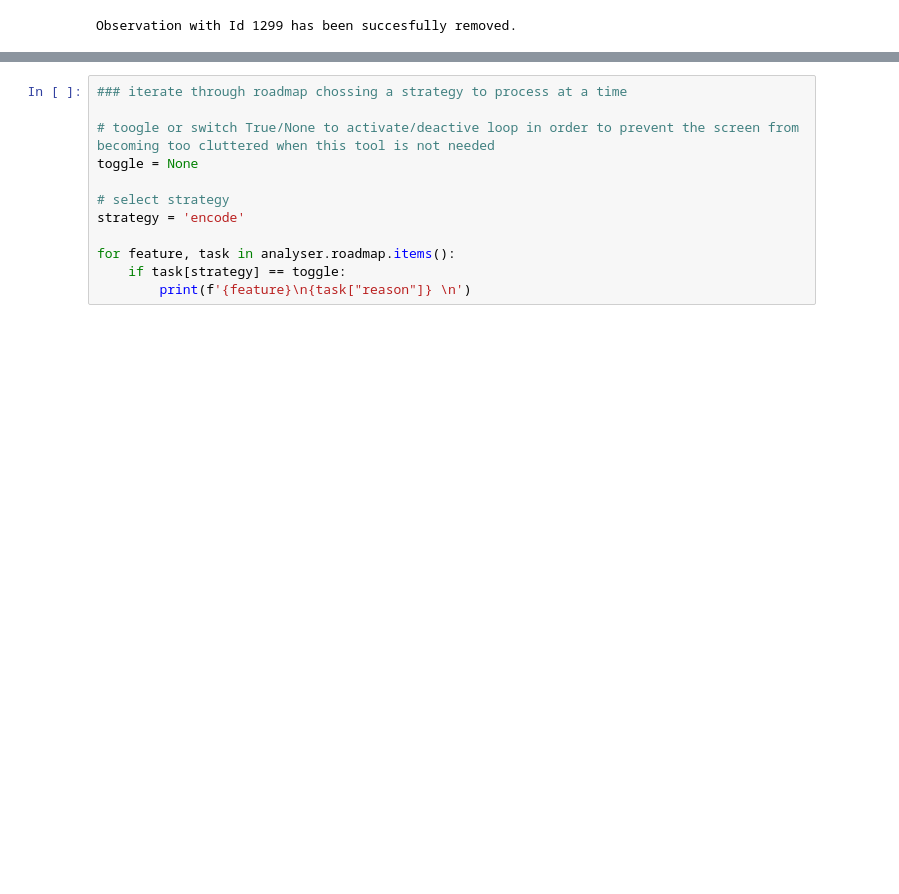
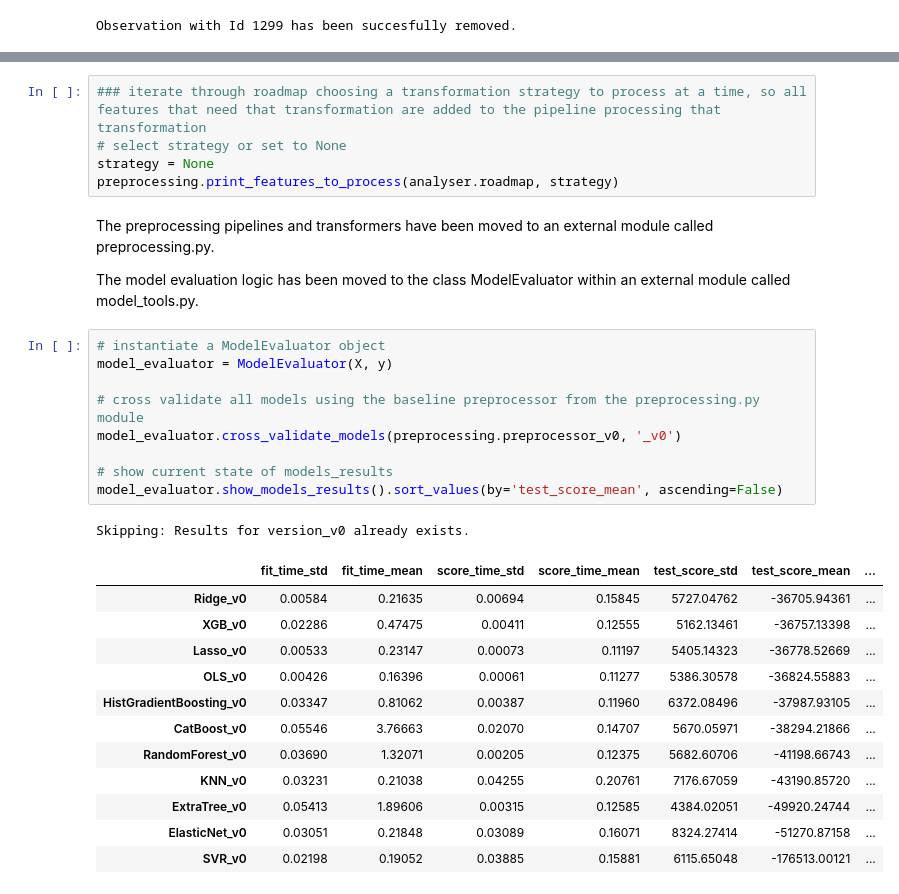
Before and after one commit to lopez-davcio/learning-journal, a Jupyter notebook: ames-housing-regression/ames-housing-analysis.ipynb, the cells around one changed output, grey strips where cells are left out. Drawn from its saved outputs; the diff is of its cells as text; blank space fills up the shorter version.

Commit message:
Ames: Test model assumptions and fit initial preprocessor

```diff
--- a/ames-housing-regression/ames-housing-analysis.ipynb
+++ b/ames-housing-regression/ames-housing-analysis.ipynb
@@ -288,12 +303,32 @@ Observation with Id 1299 has been succesfully removed.
 # %%
-### iterate through roadmap chossing a strategy to process at a time
-
-# toogle or switch True/None to activate/deactive loop in order to prevent the screen from becoming too cluttered when this tool is not needed
-toggle = None
-
-# select strategy
-strategy = 'encode'
-
-for feature, task in analyser.roadmap.items():
-    if task[strategy] == toggle:
-        print(f'{feature}\n{task["reason"]} \n')
+### iterate through roadmap choosing a transformation strategy to process at a time, so all features that need that transformation are added to the pipeline processing that transformation
+# select strategy or set to None
+strategy = None
+preprocessing.print_features_to_process(analyser.roadmap, strategy)
+# %% [markdown]
+The preprocessing pipelines and transformers have been moved to an external module called preprocessing.py.
+
+The model evaluation logic has been moved to the class ModelEvaluator within an external module called model_tools.py.
+# %%
+# instantiate a ModelEvaluator object
+model_evaluator = ModelEvaluator(X, y)
+
+# cross validate all models using the baseline preprocessor from the preprocessing.py module
+model_evaluator.cross_validate_models(preprocessing.preprocessor_v0, '_v0')
+
+# show current state of models_results
+model_evaluator.show_models_results().sort_values(by='test_score_mean', ascending=False)
+# %% [output]
+Skipping: Results for version_v0 already exists.
+|  | fit_time_std | fit_time_mean | score_time_std | score_time_mean | test_score_std | test_score_mean | ... |
+| Ridge_v0 | 0.00584 | 0.21635 | 0.00694 | 0.15845 | 5727.04762 | -36705.94361 | ... |
+| XGB_v0 | 0.02286 | 0.47475 | 0.00411 | 0.12555 | 5162.13461 | -36757.13398 | ... |
+| Lasso_v0 | 0.00533 | 0.23147 | 0.00073 | 0.11197 | 5405.14323 | -36778.52669 | ... |
+| OLS_v0 | 0.00426 | 0.16396 | 0.00061 | 0.11277 | 5386.30578 | -36824.55883 | ... |
+| HistGradientBoosting_v0 | 0.03347 | 0.81062 | 0.00387 | 0.11960 | 6372.08496 | -37987.93105 | ... |
+| CatBoost_v0 | 0.05546 | 3.76663 | 0.02070 | 0.14707 | 5670.05971 | -38294.21866 | ... |
+| RandomForest_v0 | 0.03690 | 1.32071 | 0.00205 | 0.12375 | 5682.60706 | -41198.66743 | ... |
+| KNN_v0 | 0.03231 | 0.21038 | 0.04255 | 0.20761 | 7176.67059 | -43190.85720 | ... |
+| ExtraTree_v0 | 0.05413 | 1.89606 | 0.00315 | 0.12585 | 4384.02051 | -49920.24744 | ... |
+| ElasticNet_v0 | 0.03051 | 0.21848 | 0.03089 | 0.16071 | 8324.27414 | -51270.87158 | ... |
+| SVR_v0 | 0.02198 | 0.19052 | 0.03885 | 0.15881 | 6115.65048 | -176513.00121 | ... |
```
Also changed, not shown: parts of 1 cell of this notebook, 2 other files.
